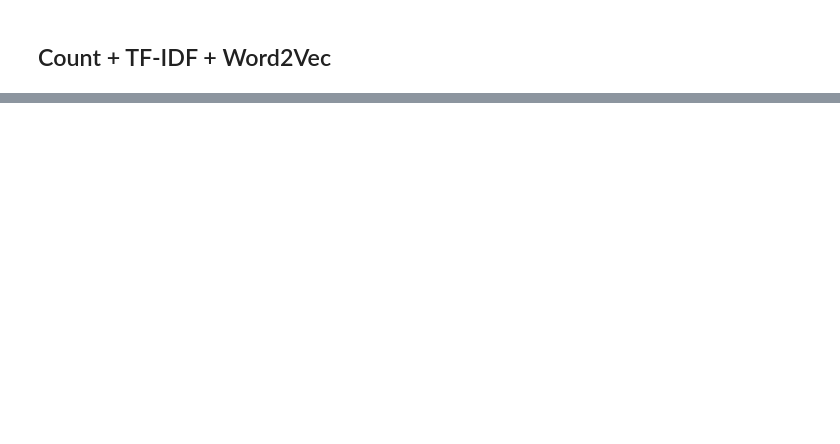
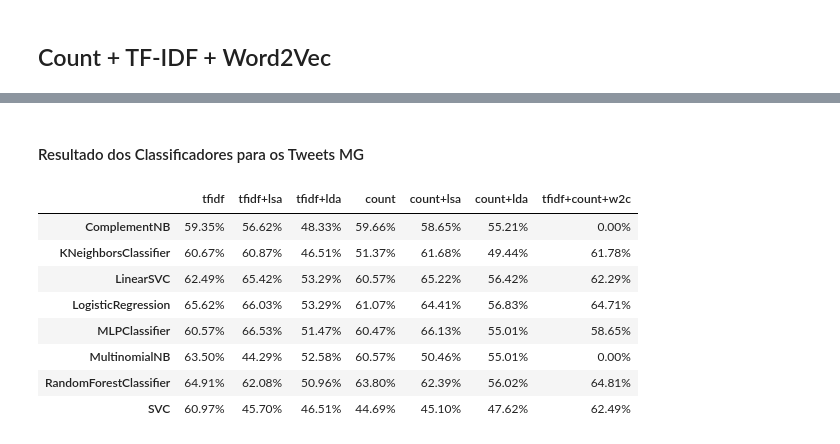
Before and after one commit to rdenadai/sentiment-analysis-2018-president-election, a Jupyter notebook: src/ai/experiments/supervised/valence_regular_supervised_ml.ipynb, the cells around one changed output, grey strips where cells are left out. Cells and saved outputs as stored; diff of their text form; code cells hidden in the pictures; blank space fills up the shorter version.

```diff
--- a/src/ai/experiments/supervised/valence_regular_supervised_ml.ipynb
+++ b/src/ai/experiments/supervised/valence_regular_supervised_ml.ipynb
@@ -772,0 +849,23 @@ Acurácia : 46.47%
+# %% [markdown]
+#### Resultado dos Classificadores para os Tweets MG
+# %%
+df = pd.DataFrame.from_dict(matriz_resultados['tweets'])
+df.style.apply(highlight_max).format({
+    'tfidf': '{:,.2f}%'.format,
+    'tfidf+lsa': '{:,.2f}%'.format,
+    'tfidf+lda': '{:,.2f}%'.format,
+    'count': '{:,.2f}%'.format,
+    'count+lsa': '{:,.2f}%'.format,
+    'count+lda': '{:,.2f}%'.format,
+    'tfidf+count+w2c': '{:,.2f}%'.format,
+})
+# %% [output]
+|  | tfidf | tfidf+lsa | tfidf+lda | count | count+lsa | count+lda | tfidf+count+w2c |
+| ComplementNB | 59.35% | 56.62% | 48.33% | 59.66% | 58.65% | 55.21% | 0.00% |
+| KNeighborsClassifier | 60.67% | 60.87% | 46.51% | 51.37% | 61.68% | 49.44% | 61.78% |
+| LinearSVC | 62.49% | 65.42% | 53.29% | 60.57% | 65.22% | 56.42% | 62.29% |
+| LogisticRegression | 65.62% | 66.03% | 53.29% | 61.07% | 64.41% | 56.83% | 64.71% |
+| MLPClassifier | 60.57% | 66.53% | 51.47% | 60.47% | 66.13% | 55.01% | 58.65% |
+| MultinomialNB | 63.50% | 44.29% | 52.58% | 60.57% | 50.46% | 55.01% | 0.00% |
+| RandomForestClassifier | 64.91% | 62.08% | 50.96% | 63.80% | 62.39% | 56.02% | 64.81% |
+| SVC | 60.97% | 45.70% | 46.51% | 44.69% | 45.10% | 47.62% | 62.49% |
```
Also changed, not shown: parts of 23 cells of this notebook.
